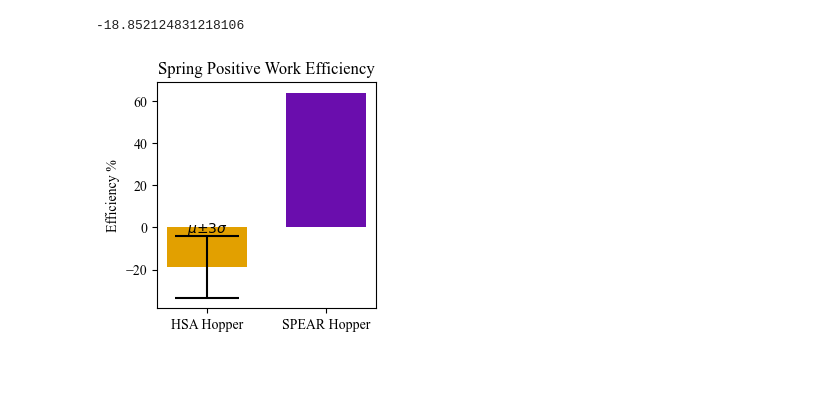
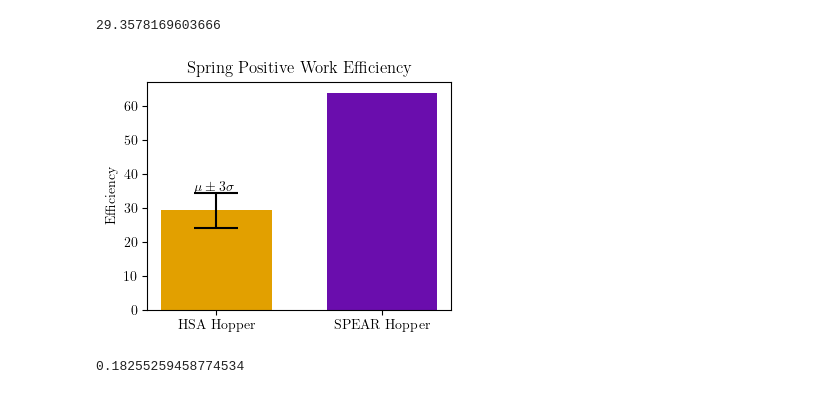
Before and after one commit to JGSuw/hsa_hopper_control, a Jupyter notebook: notebooks/design_paper/hop_energy_figs.ipynb, the cells around one changed output. Saved outputs shown, nothing was run; the diff lists cells and outputs as text; code cells hidden in the pictures.

```diff
--- a/notebooks/design_paper/hop_energy_figs.ipynb
+++ b/notebooks/design_paper/hop_energy_figs.ipynb
@@ -242,15 +183,0 @@ See the caveats in the documentation: https://pandas.pydata.org/pandas-docs/stab
-# %%
-from matplotlib import pyplot as plt
-df = conditions['hsa_1300g'][0]['data']
-frame = df['hop_idx'] == 1
-t = df.loc[frame,'t_s']
-# plt.plot(t,df.loc[frame, 'xdot'])
-# plt.plot(t,df.loc[frame,'ydot'])
-plt.plot(t[1:],np.diff(df.loc[frame,'y_m'])/np.diff(t))
-plt.plot(t,df.loc[frame,'ydot'])
-# plt.plot(t,x_fit[:,0])
-# plt.plot(t,df['xdot'])
-# plt.plot(t,xdot_fit[:,0])
-# plt.plot(t,xddot_fit[:,0])
-# print(x_fit.shape)
-# print(t.shape)
@@ -470,7 +441,9 @@ import matplotlib.pyplot as plt
 from cycler import cycler
 
 # Set the font to Times New Roman
-plt.rcParams['font.family'] = 'Times New Roman'
+plt.rcParams['text.usetex'] = True
+plt.rcParams['font.family'] = 'mathptmx'
+plt.rcParams['font.serif'] = 'Times New Roman'
 
 # Define a custom color cycle of 10 colors
 custom_colors = ['#6a0dad', '#e2a000', '#1f77b4', '#2ca02c', '#ff7f0e', '#d62728']
@@ -772,26 +699,25 @@ SPEAR_COT_COMP = cost_of_transport[0]
 # %%
 with_hsa = summary_df_filt['HSA'] == True
 frame = with_hsa & (summary_df_filt['Mass'] == 1.9)
-hsa_spring_eff = 100*(1-summary_df_filt.loc[frame, 'Positive Motor Work'] / summary_df_filt.loc[frame, 'Positive Joint Work'])
+hsa_spring_eff = 100*(1-summary_df_filt.loc[frame, 'Stance Positive Motor Work'] / summary_df_filt.loc[frame, 'Stance Positive Joint Work'])
 spear_spring_eff = 64
-fig, ax = plt.subplots(figsize=(3,3))
+fig, ax = plt.subplots(figsize=(3.75,3))
 ax.bar([0], [hsa_spring_eff.mean()], width=.1, yerr=[3*hsa_spring_eff.std()], color='C1')
 ax.bar([.15], [spear_spring_eff], width=.1, color='C0')
-# ax.axhline(y=hsa_spring_eff.mean()+3*hsa_spring_eff.std(), xmin = -.1, xmax=.25)
-ax.hlines([hsa_spring_eff.mean()+3*hsa_spring_eff.std(),hsa_spring_eff.mean()-3*hsa_spring_eff.std()], xmin=[-.04, -.04], xmax=[.04,.04], color='black')
+ax.hlines([hsa_spring_eff.mean()+3*hsa_spring_eff.std(),hsa_spring_eff.mean()-3*hsa_spring_eff.std()], xmin=[-.02, -.02], xmax=[.02,.02], color='black')
 ax.set_ylabel('Efficiency %')
 ax.set_xticks([0,.15])
 ax.set_xticklabels(['HSA Hopper', 'SPEAR Hopper'])
 ax.set_title('Spring Positive Work Efficiency')
-ax.annotate(r'$\mu ± 3\sigma$', (-.025,hsa_spring_eff.mean() + 3.3*hsa_spring_eff.std()))
+ax.annotate(r'$\mu \pm 3\sigma$', (-.02,hsa_spring_eff.mean() + 3.35*hsa_spring_eff.std()))
 fig.tight_layout()
-# fig.savefig('spring_pos_work_eff.png', dpi=900)
 print(hsa_spring_eff.mean())
-# plt.boxplot(100*foo)
-# plt.axhline(0)
-# plt.axhline(100)
-# plt.axhline(64)
+fig.savefig('spring_pos_work_eff', dpi=900)
 # %% [output]
--18.852124831218106
+29.3578169603666
-[figure, old version]
+[figure, new version]
+# %%
+summary_df['Max Leg Length'].mean()
+# %% [output]
+0.18255259458774534
 # %%
```
Also changed, not shown: parts of 29 cells of this notebook, 1 other file.
